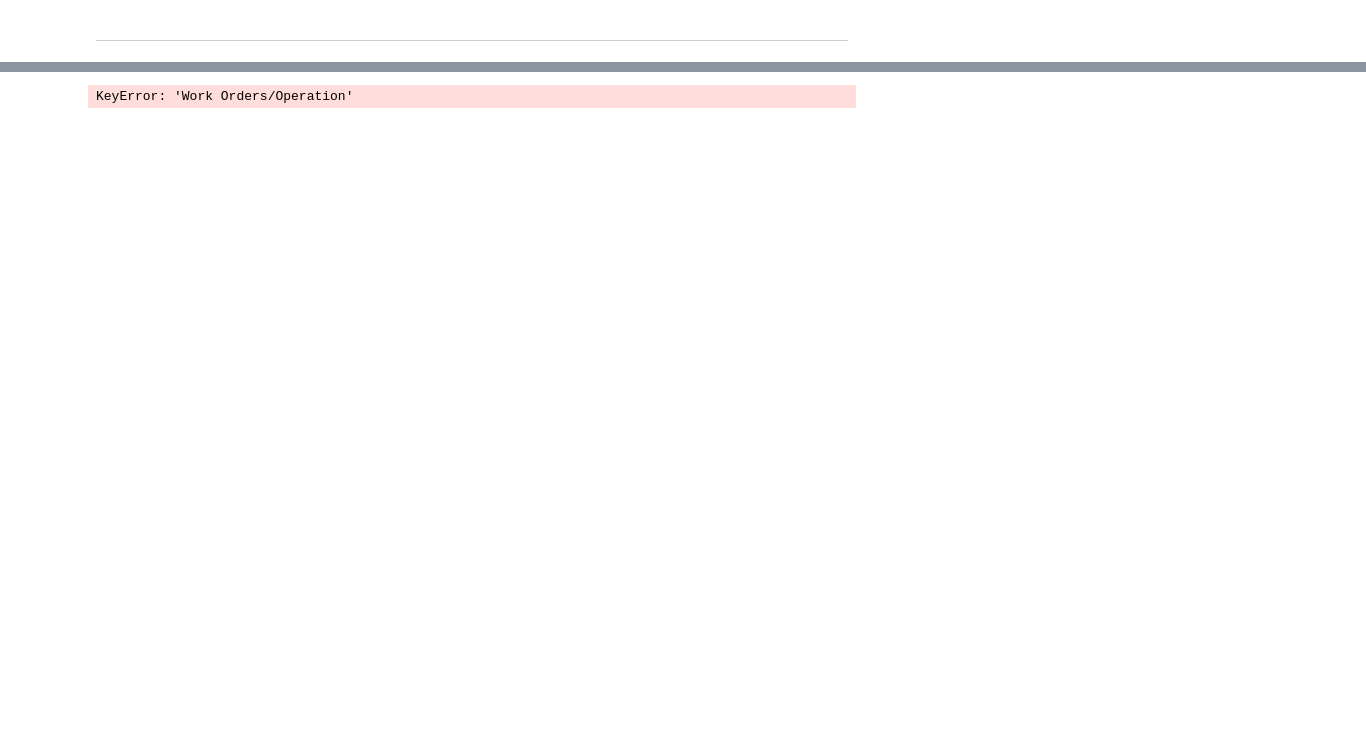
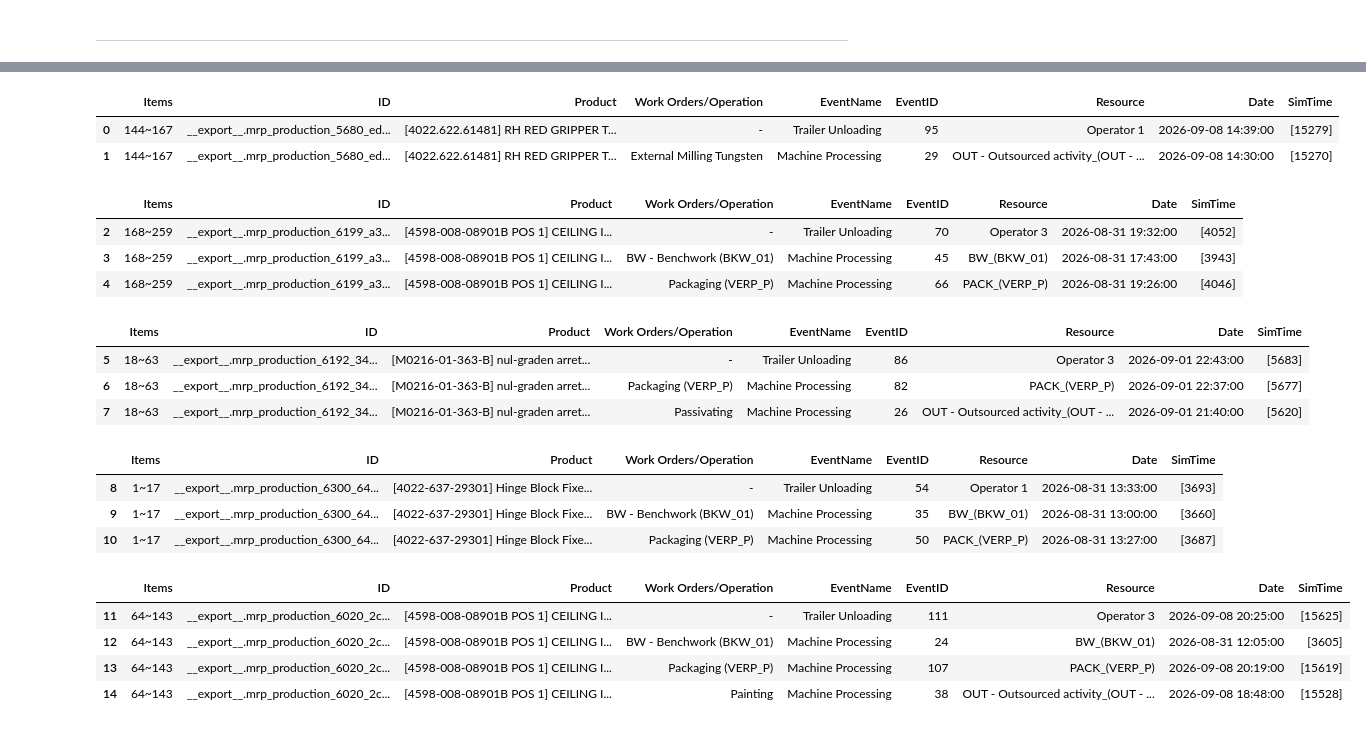
Before and after one commit to muratfirat78/ProductionPlanning, a Jupyter notebook: Simulation.ipynb, the cells around one changed output, grey strips where cells are left out. Saved outputs shown, nothing was run; the diff lists cells and outputs as text; code cells hidden in the pictures; blank space fills up the shorter version.

Commit message:
MILP_mixed_operation_status_update

```diff
--- a/Simulation.ipynb
+++ b/Simulation.ipynb
@@ -172,12 +157,31 @@ gnt.broken_barh([(10, 50), (100, 20), (130, 10)], (20, 9),
 # %%
 import pandas as pd
 exec_df = pd.read_csv("EventExecutionData.csv")
 
-demands_df = exec_df.groupby(['Items','ID','PN','Work Orders/Operation','EventName','EventID','Resource','Date'])['SimTime'].agg(lambda x:list(x)).reset_index()
+demands_df = exec_df.groupby(['Items','ID','Product','Work Orders/Operation','EventName','EventID','Resource','Date'])['SimTime'].agg(lambda x:list(x)).reset_index()
 
 for demand in demands_df['ID'].unique():
     demand_df = demands_df[demands_df["ID"] == demand]
     demand_df['Date']  = pd.to_datetime(demand_df['Date'], format="%Y-%m-%d %H:%M:%S")
     display(demand_df)
 # %% [output]
-KeyError: 'Work Orders/Operation'
+|  | Items | ID | Product | Work Orders/Operation | EventName | EventID | Resource | Date | SimTime |
+| 0 | 144~167 | __export__.mrp_production_5680_ed... | [4022.622.61481] RH RED GRIPPER T... | - | Trailer Unloading | 95 | Operator 1 | 2026-09-08 14:39:00 | [15279] |
+| 1 | 144~167 | __export__.mrp_production_5680_ed... | [4022.622.61481] RH RED GRIPPER T... | External Milling Tungsten | Machine Processing | 29 | OUT - Outsourced activity_(OUT - ... | 2026-09-08 14:30:00 | [15270] |
+|  | Items | ID | Product | Work Orders/Operation | EventName | EventID | Resource | Date | SimTime |
+| 2 | 168~259 | __export__.mrp_production_6199_a3... | [4598-008-08901B POS 1] CEILING I... | - | Trailer Unloading | 70 | Operator 3 | 2026-08-31 19:32:00 | [4052] |
+| 3 | 168~259 | __export__.mrp_production_6199_a3... | [4598-008-08901B POS 1] CEILING I... | BW - Benchwork (BKW_01) | Machine Processing | 45 | BW_(BKW_01) | 2026-08-31 17:43:00 | [3943] |
+| 4 | 168~259 | __export__.mrp_production_6199_a3... | [4598-008-08901B POS 1] CEILING I... | Packaging (VERP_P) | Machine Processing | 66 | PACK_(VERP_P) | 2026-08-31 19:26:00 | [4046] |
+|  | Items | ID | Product | Work Orders/Operation | EventName | EventID | Resource | Date | SimTime |
+| 5 | 18~63 | __export__.mrp_production_6192_34... | [M0216-01-363-B] nul-graden arret... | - | Trailer Unloading | 86 | Operator 3 | 2026-09-01 22:43:00 | [5683] |
+| 6 | 18~63 | __export__.mrp_production_6192_34... | [M0216-01-363-B] nul-graden arret... | Packaging (VERP_P) | Machine Processing | 82 | PACK_(VERP_P) | 2026-09-01 22:37:00 | [5677] |
+| 7 | 18~63 | __export__.mrp_production_6192_34... | [M0216-01-363-B] nul-graden arret... | Passivating | Machine Processing | 26 | OUT - Outsourced activity_(OUT - ... | 2026-09-01 21:40:00 | [5620] |
+|  | Items | ID | Product | Work Orders/Operation | EventName | EventID | Resource | Date | SimTime |
+| 8 | 1~17 | __export__.mrp_production_6300_64... | [4022-637-29301] Hinge Block Fixe... | - | Trailer Unloading | 54 | Operator 1 | 2026-08-31 13:33:00 | [3693] |
+| 9 | 1~17 | __export__.mrp_production_6300_64... | [4022-637-29301] Hinge Block Fixe... | BW - Benchwork (BKW_01) | Machine Processing | 35 | BW_(BKW_01) | 2026-08-31 13:00:00 | [3660] |
+| 10 | 1~17 | __export__.mrp_production_6300_64... | [4022-637-29301] Hinge Block Fixe... | Packaging (VERP_P) | Machine Processing | 50 | PACK_(VERP_P) | 2026-08-31 13:27:00 | [3687] |
+|  | Items | ID | Product | Work Orders/Operation | EventName | EventID | Resource | Date | SimTime |
+| 11 | 64~143 | __export__.mrp_production_6020_2c... | [4598-008-08901B POS 1] CEILING I... | - | Trailer Unloading | 111 | Operator 3 | 2026-09-08 20:25:00 | [15625] |
+| 12 | 64~143 | __export__.mrp_production_6020_2c... | [4598-008-08901B POS 1] CEILING I... | BW - Benchwork (BKW_01) | Machine Processing | 24 | BW_(BKW_01) | 2026-08-31 12:05:00 | [3605] |
+| 13 | 64~143 | __export__.mrp_production_6020_2c... | [4598-008-08901B POS 1] CEILING I... | Packaging (VERP_P) | Machine Processing | 107 | PACK_(VERP_P) | 2026-09-08 20:19:00 | [15619] |
+| 14 | 64~143 | __export__.mrp_production_6020_2c... | [4598-008-08901B POS 1] CEILING I... | Painting | Machine Processing | 38 | OUT - Outsourced activity_(OUT - ... | 2026-09-08 18:48:00 | [15528] |
```
Also changed, not shown: parts of 2 cells of this notebook, 24 other files.
